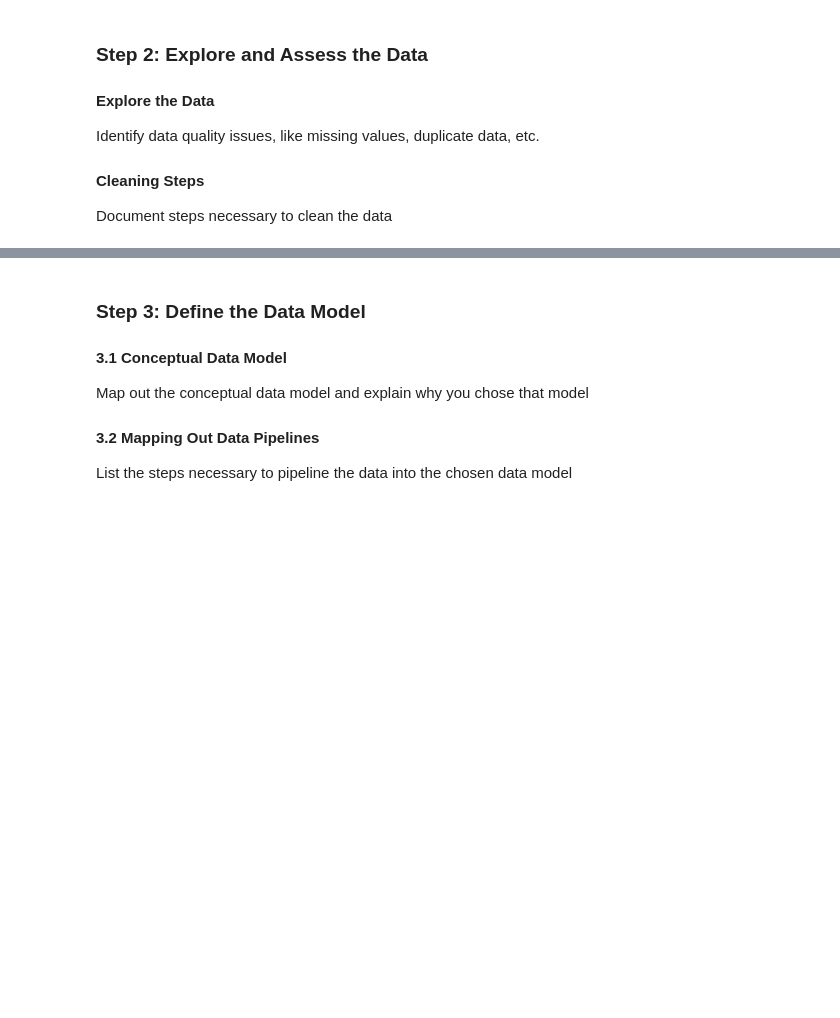
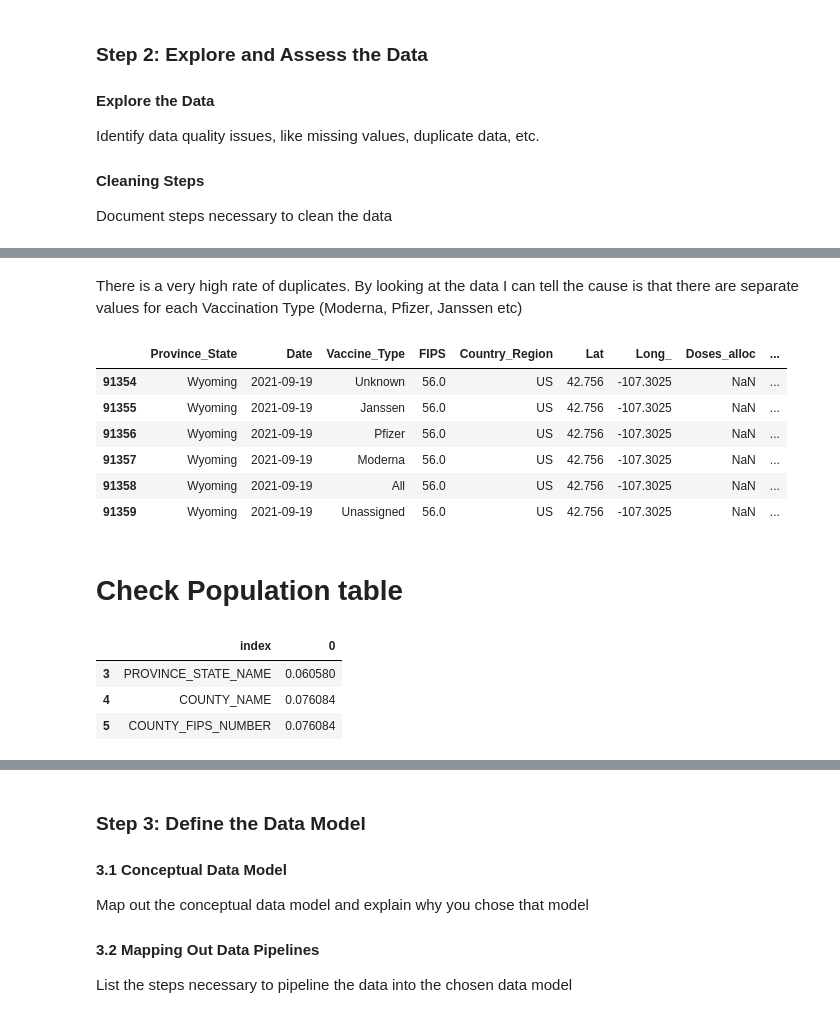
Before and after one commit to mzsrtgzr2/DataEngCapstone, a Jupyter notebook: Lab.ipynb, the cells around one changed output, grey strips where cells are left out. Cells and saved outputs as stored; diff of their text form; code cells hidden in the pictures; blank space fills up the shorter version.

```diff
--- a/Lab.ipynb
+++ b/Lab.ipynb
@@ -76,0 +312,24 @@ Document steps necessary to clean the data
+# %% [markdown]
+There is a very high rate of duplicates. By looking at the data I can tell the cause is that there are separate values for each Vaccination Type (Moderna, Pfizer, Janssen etc)
+# %%
+df_vaccinations_usa[
+    (df_vaccinations_usa.Country_Region=='US') &
+    (df_vaccinations_usa.Province_State == 'Wyoming') &
+    (df_vaccinations_usa.Date == '2021-09-19')]
+# %% [output]
+|  | Province_State | Date | Vaccine_Type | FIPS | Country_Region | Lat | Long_ | Doses_alloc | ... |
+| 91354 | Wyoming | 2021-09-19 | Unknown | 56.0 | US | 42.756 | -107.3025 | NaN | ... |
+| 91355 | Wyoming | 2021-09-19 | Janssen | 56.0 | US | 42.756 | -107.3025 | NaN | ... |
+| 91356 | Wyoming | 2021-09-19 | Pfizer | 56.0 | US | 42.756 | -107.3025 | NaN | ... |
+| 91357 | Wyoming | 2021-09-19 | Moderna | 56.0 | US | 42.756 | -107.3025 | NaN | ... |
+| 91358 | Wyoming | 2021-09-19 | All | 56.0 | US | 42.756 | -107.3025 | NaN | ... |
+| 91359 | Wyoming | 2021-09-19 | Unassigned | 56.0 | US | 42.756 | -107.3025 | NaN | ... |
+# %% [markdown]
+# Check Population table
+# %%
+describe_nulls(df_population)
+# %% [output]
+|  | index | 0 |
+| 3 | PROVINCE_STATE_NAME | 0.060580 |
+| 4 | COUNTY_NAME | 0.076084 |
+| 5 | COUNTY_FIPS_NUMBER | 0.076084 |
```
Also changed, not shown: parts of 36 cells of this notebook, 6 other files.
